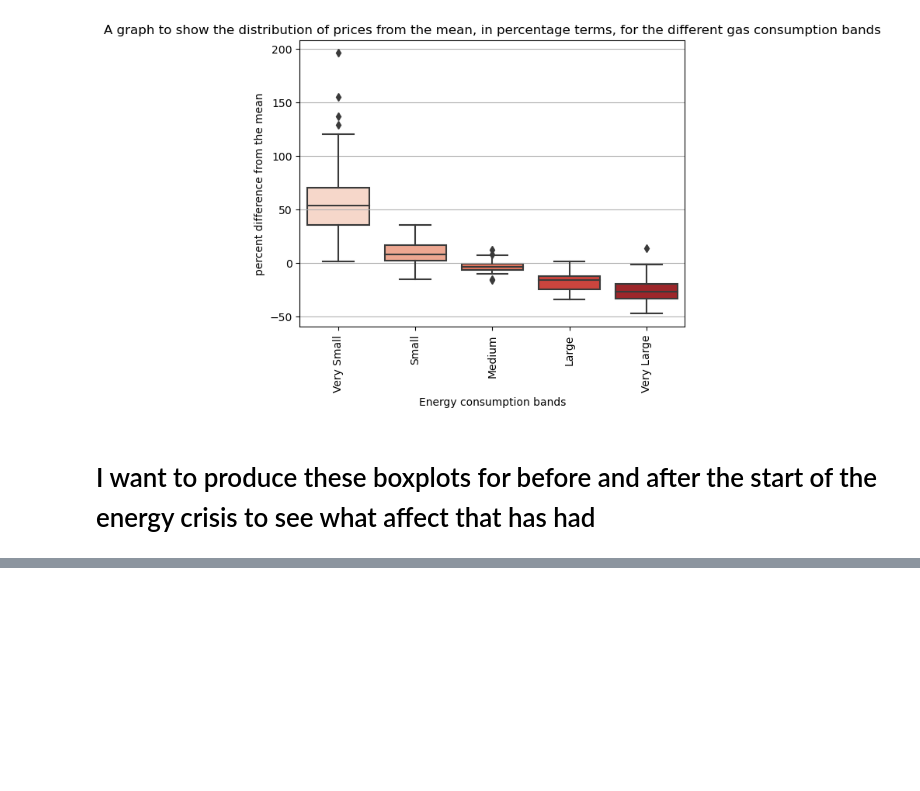
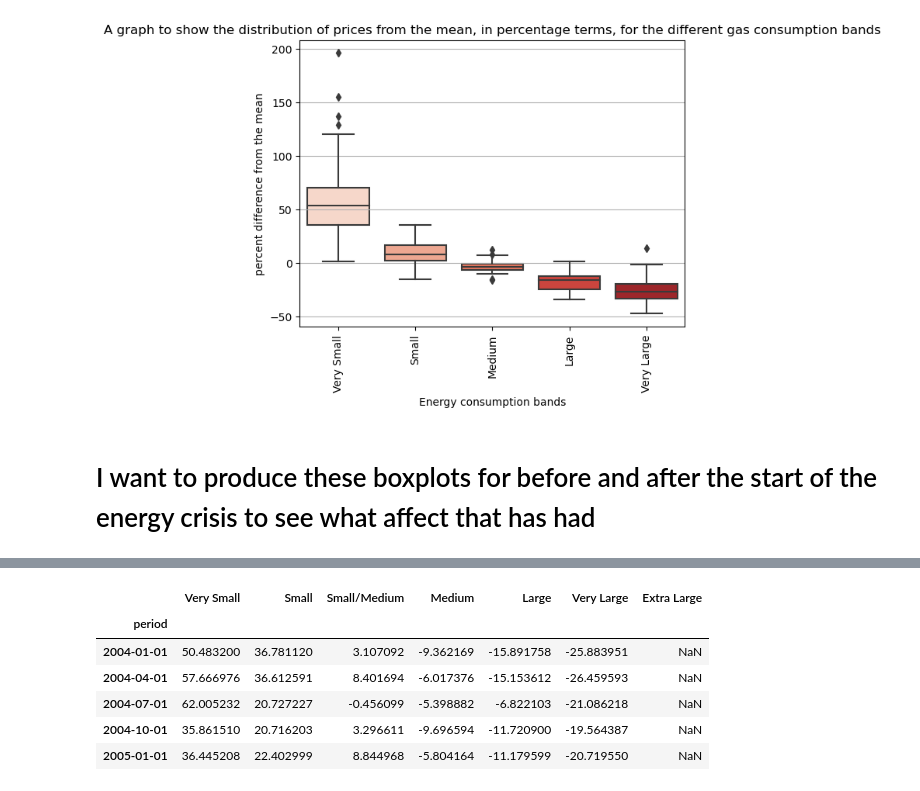
Before and after one commit to samuel-speller/Energy-affects-on-CPI-analysis, a Jupyter notebook: Energy_price_differences_due_to_consumption.ipynb, the cells around one changed output, grey strips where cells are left out. Saved outputs shown, nothing was run; the diff lists cells and outputs as text; code cells hidden in the pictures; blank space fills up the shorter version.

```diff
--- a/Energy_price_differences_due_to_consumption.ipynb
+++ b/Energy_price_differences_due_to_consumption.ipynb
@@ -549,0 +596,15 @@ for df in df_gas_list:
+# %%
+# set the period as the index
+percent_difference_elec_date_index = percent_difference_elec_date_index.set_index('period')
+
+percent_difference_elec_date_index.sort_index()
+
+percent_difference_elec_date_index.head()
+# %% [output]
+|  | Very Small | Small | Small/Medium | Medium | Large | Very Large | Extra Large |
+| period |  |  |  |  |  |  |  |
+| 2004-01-01 | 50.483200 | 36.781120 | 3.107092 | -9.362169 | -15.891758 | -25.883951 | NaN |
+| 2004-04-01 | 57.666976 | 36.612591 | 8.401694 | -6.017376 | -15.153612 | -26.459593 | NaN |
+| 2004-07-01 | 62.005232 | 20.727227 | -0.456099 | -5.398882 | -6.822103 | -21.086218 | NaN |
+| 2004-10-01 | 35.861510 | 20.716203 | 3.296611 | -9.696594 | -11.720900 | -19.564387 | NaN |
+| 2005-01-01 | 36.445208 | 22.402999 | 8.844968 | -5.804164 | -11.179599 | -20.719550 | NaN |
```
Also changed, not shown: parts of 19 cells of this notebook.
